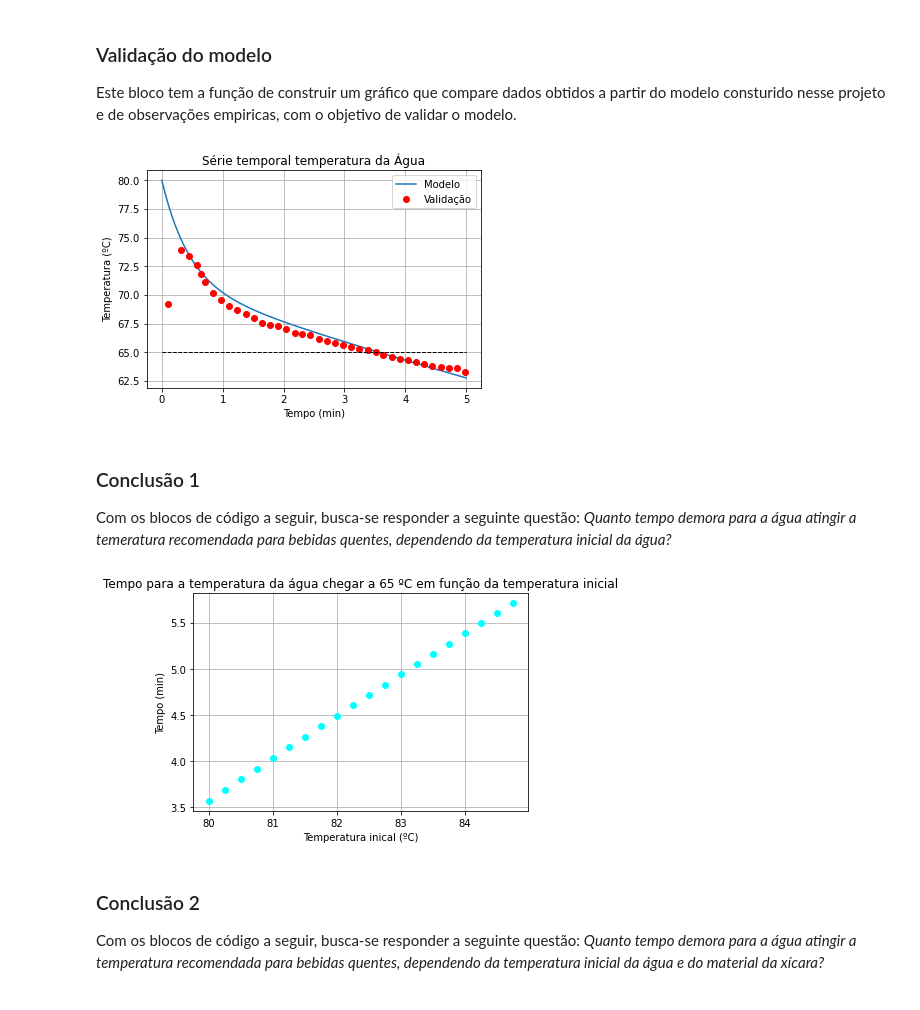
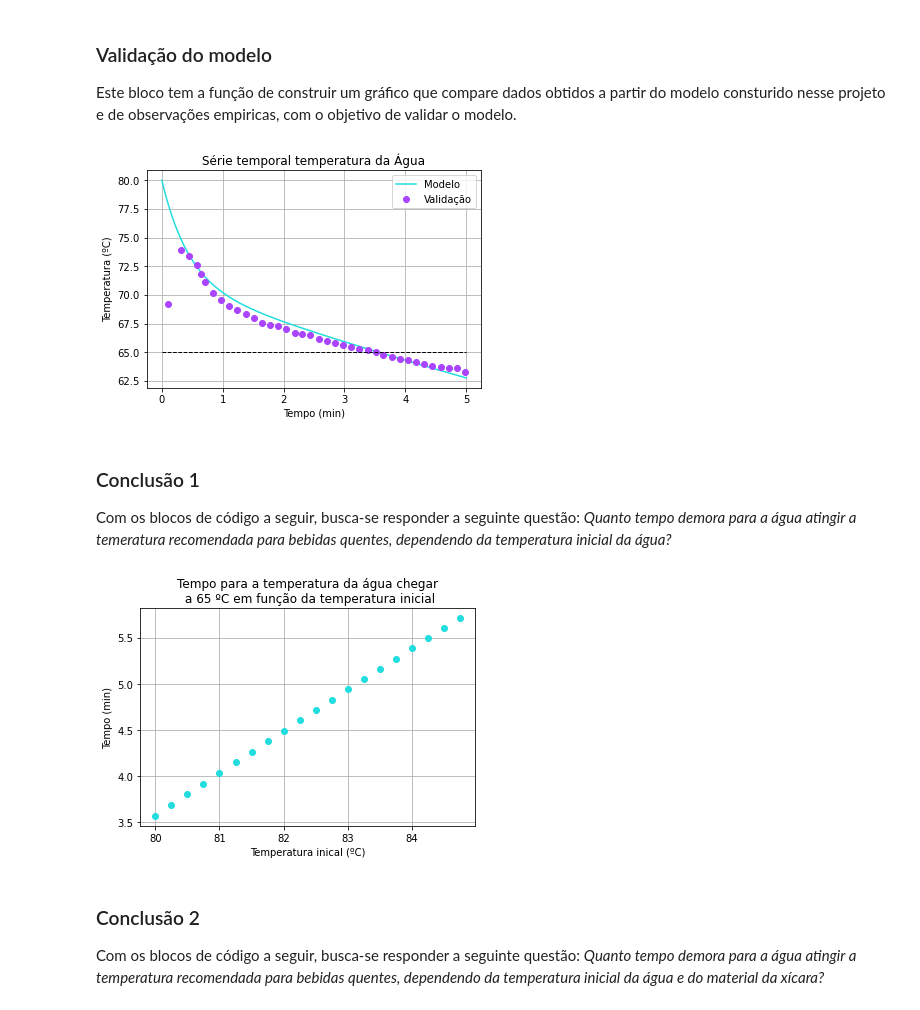
Before and after one commit to rodme02/Projeto_2_ModSim, a Jupyter notebook: Projeto_2.ipynb, the cells around one changed output. Drawn from its saved outputs; the diff is of its cells as text; code cells hidden in the pictures.

Commit message:
Legends colors & Typo fixing

```diff
--- a/Projeto_2.ipynb
+++ b/Projeto_2.ipynb
@@ -160,8 +160,8 @@ T_agua_validação = (69.2, 73.9, 73.4, 72.6, 71.8, 71.1, 70.2, 69.6, 69, 68.7,
 t_min_validação = (0.11, 0.31, 0.44, 0.58, 0.65, 0.71, 0.84, 0.98, 1.11, 1.24, 1.38, 1.51, 1.64, 1.78, 1.91, 2.04, 2.18, 2.31, 2.44, 2.58, 2.71, 2.84, 2.98, 3.11, 3.24, 3.38, 3.51, 3.64, 3.78, 3.91, 4.04, 4.18, 4.31, 4.44, 4.58, 4.71, 4.84, 4.98)
 
 # Plotagem do gráfico
-plt.plot(tempo_min, T_agua, label="Modelo")
-plt.plot(t_min_validação, T_agua_validação, "ro", label="Validação")
+plt.plot(tempo_min, T_agua, label="Modelo", color="#2DD")
+plt.plot(t_min_validação, T_agua_validação, "o", label="Validação", color="#A4F")
 
 plt.plot([tempo_min[0], tempo_min[-1]], [65, 65], "k--", lw=1)  # Linha de referencia para a temperatura ideal da água
 
@@ -173,7 +173,7 @@ plt.grid()
 plt.savefig('validacao.png', dpi=300, transparent=True)
 plt.show()
 # %% [output]
-[figure, old version]
+[figure, new version]
 # %% [markdown]
 ### Conclusão 1
 
@@ -196,36 +196,36 @@ dt_2 = 1e-1
 t_max_2 = 2000
 tempo_2_seg = np.arange(0, t_max_2, dt_2)
 
 # Tempo (em min)
 tempo_2_min = tempo_2_seg / 60
 
 # Temperaturas Iniciais (em ºC)
 lista_T0_agua = np.arange(80, 85, 0.25)
 
 # Tempos que a água chega na tempetarua ideal para cada temperatura inicial
 tempos_T_ideal = []
 
 for T0_agua in lista_T0_agua:
     T0 = (T0_agua, T0_xicara)
 
     # Implementação do modelo
     T_list_2 = odeint(modelo, T0, tempo_2_seg)
     T_agua_2 = T_list_2[:, 0]
 
     # Dado conclusivo
     tempo_T_ideal = tempo_tempetarura_valor(tempo_2_min, T_agua_2, T_agua_ideal)
     tempos_T_ideal.append(tempo_T_ideal)
 
 # Plotagem do gráfico
-plt.plot(lista_T0_agua, tempos_T_ideal, 'o', color='aqua')
-plt.title('Tempo para a temperatura da água chegar a 65 ºC em função da temperatura inicial')
+plt.plot(lista_T0_agua, tempos_T_ideal, 'o', color='#2DD')
+plt.title('Tempo para a temperatura da água chegar\n a 65 ºC em função da temperatura inicial')
 plt.ylabel('Tempo (min)')
 plt.xlabel('Temperatura inical (ºC)')
 plt.grid()
 plt.savefig('tempo_xicara.png', dpi=300, transparent=True)
 plt.show()
 # %% [output]
-[figure, old version]
+[figure, new version]
 # %% [markdown]
 ### Conclusão 2
 
```
Also changed, not shown: parts of 2 cells of this notebook, 5 other files.
